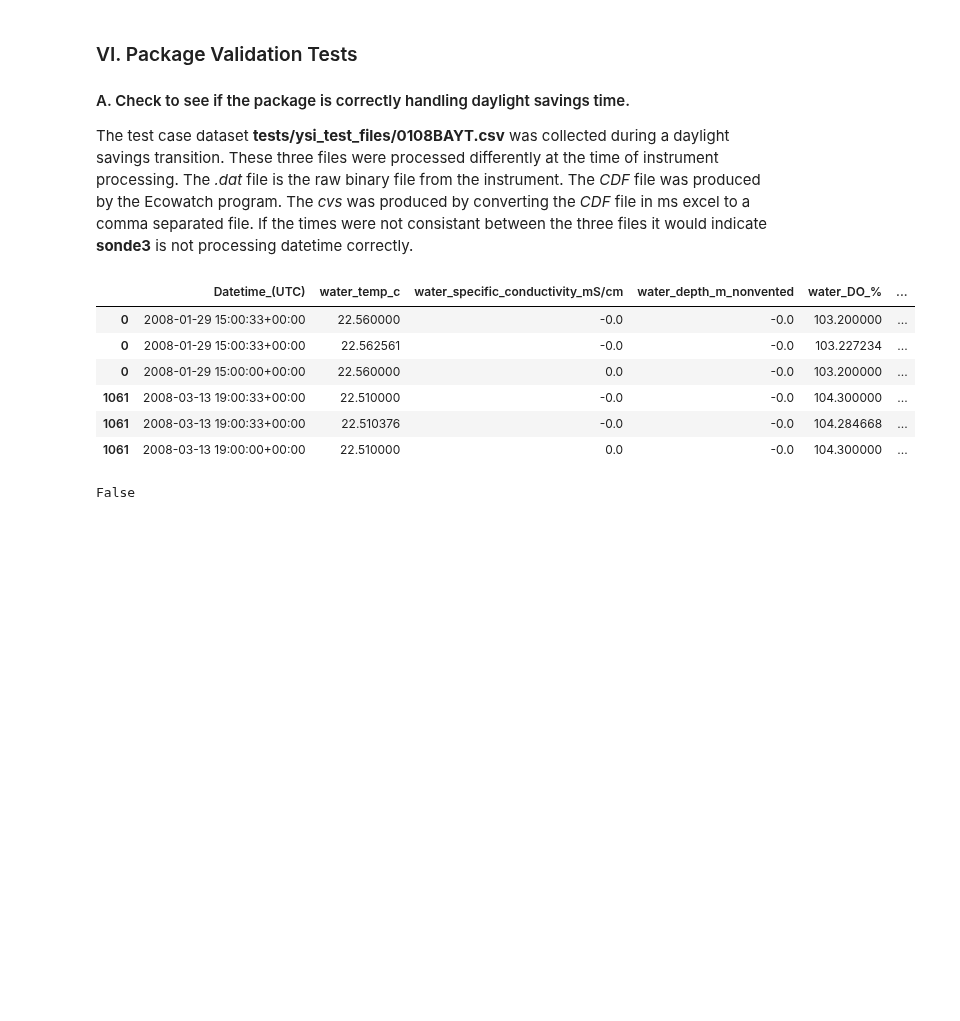
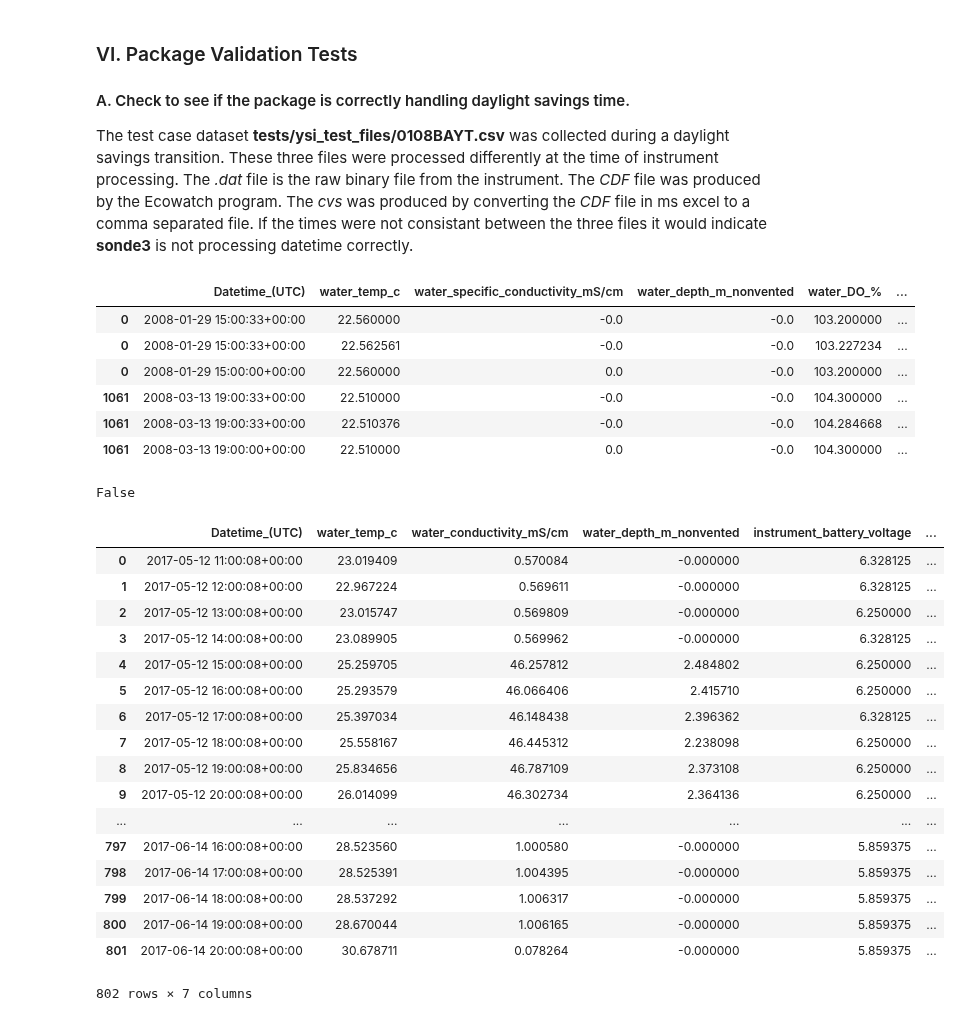
Before and after one commit to kimia-karimi/sonde3, a Jupyter notebook: index.ipynb, the cells around one changed output. Drawn from its saved outputs; the diff is of its cells as text; code cells hidden in the pictures; blank space fills up the shorter version.

```diff
--- a/index.ipynb
+++ b/index.ipynb
@@ -269,3 +269,28 @@ save_data("tests/ysi_test_files", "test.csv", baytdat)
 False
 # %%
 df.to_csv("tests/ysi_test_files/filehere.csv", index = False)
+# %%
+root_dir = "T:/baysestuaries/PROCEDURES_AND_ANALYSES/DATASONDE/DS_Data_from_TPWD/THIS_JUST_IN/DS_DatafmParks2017_0630/0517MATA.dat"
+# %%
+metadata, DF = sonde3.sonde(root_dir)
+# %%
+DF
+# %% [output]
+|  | Datetime_(UTC) | water_temp_c | water_conductivity_mS/cm | water_depth_m_nonvented | instrument_battery_voltage | ... |
+| 0 | 2017-05-12 11:00:08+00:00 | 23.019409 | 0.570084 | -0.000000 | 6.328125 | ... |
+| 1 | 2017-05-12 12:00:08+00:00 | 22.967224 | 0.569611 | -0.000000 | 6.328125 | ... |
+| 2 | 2017-05-12 13:00:08+00:00 | 23.015747 | 0.569809 | -0.000000 | 6.250000 | ... |
+| 3 | 2017-05-12 14:00:08+00:00 | 23.089905 | 0.569962 | -0.000000 | 6.328125 | ... |
+| 4 | 2017-05-12 15:00:08+00:00 | 25.259705 | 46.257812 | 2.484802 | 6.250000 | ... |
+| 5 | 2017-05-12 16:00:08+00:00 | 25.293579 | 46.066406 | 2.415710 | 6.250000 | ... |
+| 6 | 2017-05-12 17:00:08+00:00 | 25.397034 | 46.148438 | 2.396362 | 6.328125 | ... |
+| 7 | 2017-05-12 18:00:08+00:00 | 25.558167 | 46.445312 | 2.238098 | 6.250000 | ... |
+| 8 | 2017-05-12 19:00:08+00:00 | 25.834656 | 46.787109 | 2.373108 | 6.250000 | ... |
+| 9 | 2017-05-12 20:00:08+00:00 | 26.014099 | 46.302734 | 2.364136 | 6.250000 | ... |
+| ... | ... | ... | ... | ... | ... | ... |
+| 797 | 2017-06-14 16:00:08+00:00 | 28.523560 | 1.000580 | -0.000000 | 5.859375 | ... |
+| 798 | 2017-06-14 17:00:08+00:00 | 28.525391 | 1.004395 | -0.000000 | 5.859375 | ... |
+| 799 | 2017-06-14 18:00:08+00:00 | 28.537292 | 1.006317 | -0.000000 | 5.859375 | ... |
+| 800 | 2017-06-14 19:00:08+00:00 | 28.670044 | 1.006165 | -0.000000 | 5.859375 | ... |
+| 801 | 2017-06-14 20:00:08+00:00 | 30.678711 | 0.078264 | -0.000000 | 5.859375 | ... |
+802 rows × 7 columns
```
Also changed, not shown: parts of 1 cell of this notebook, 3 other files.
